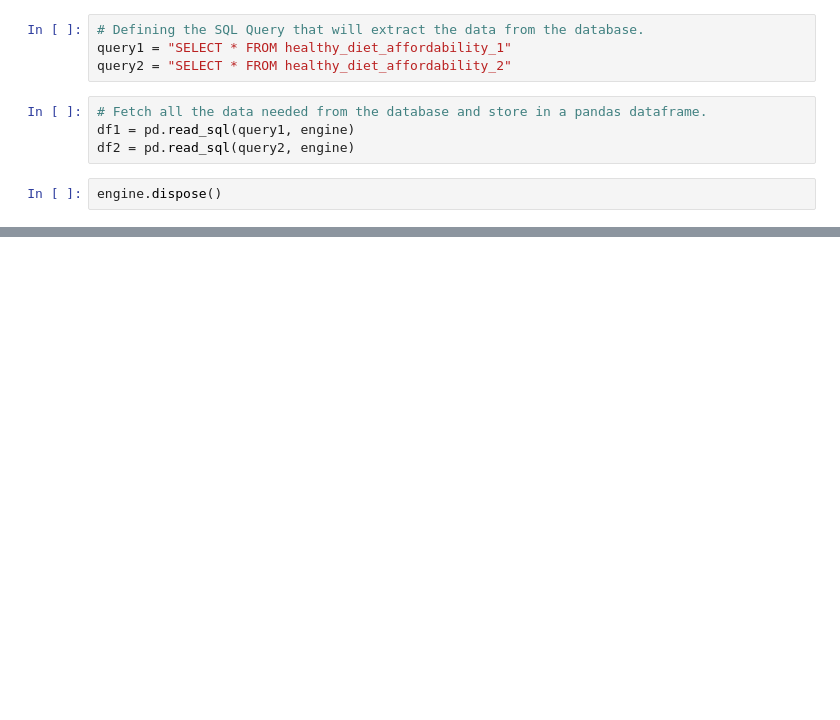
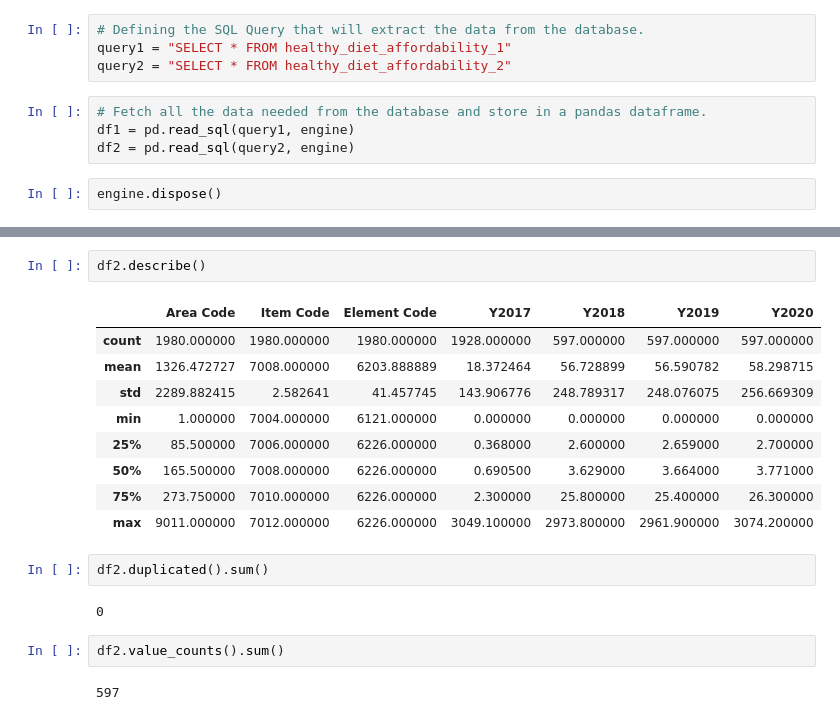
Before and after one commit to Bywani/Healthy_Diet_Affordability_Index, a Jupyter notebook: Healthy_Diet_Affordability.ipynb, the cells around one changed output, grey strips where cells are left out. Drawn from its saved outputs; the diff is of its cells as text; blank space fills up the shorter version.

```diff
--- a/Healthy_Diet_Affordability.ipynb
+++ b/Healthy_Diet_Affordability.ipynb
@@ -58,0 +214,20 @@ df2.head(10)
+# %%
+df2.describe()
+# %% [output]
+|  | Area Code | Item Code | Element Code | Y2017 | Y2018 | Y2019 | Y2020 |
+| count | 1980.000000 | 1980.000000 | 1980.000000 | 1928.000000 | 597.000000 | 597.000000 | 597.000000 |
+| mean | 1326.472727 | 7008.000000 | 6203.888889 | 18.372464 | 56.728899 | 56.590782 | 58.298715 |
+| std | 2289.882415 | 2.582641 | 41.457745 | 143.906776 | 248.789317 | 248.076075 | 256.669309 |
+| min | 1.000000 | 7004.000000 | 6121.000000 | 0.000000 | 0.000000 | 0.000000 | 0.000000 |
+| 25% | 85.500000 | 7006.000000 | 6226.000000 | 0.368000 | 2.600000 | 2.659000 | 2.700000 |
+| 50% | 165.500000 | 7008.000000 | 6226.000000 | 0.690500 | 3.629000 | 3.664000 | 3.771000 |
+| 75% | 273.750000 | 7010.000000 | 6226.000000 | 2.300000 | 25.800000 | 25.400000 | 26.300000 |
+| max | 9011.000000 | 7012.000000 | 6226.000000 | 3049.100000 | 2973.800000 | 2961.900000 | 3074.200000 |
+# %%
+df2.duplicated().sum()
+# %% [output]
+0
+# %%
+df2.value_counts().sum()
+# %% [output]
+597
```
Also changed, not shown: parts of 19 cells of this notebook.
